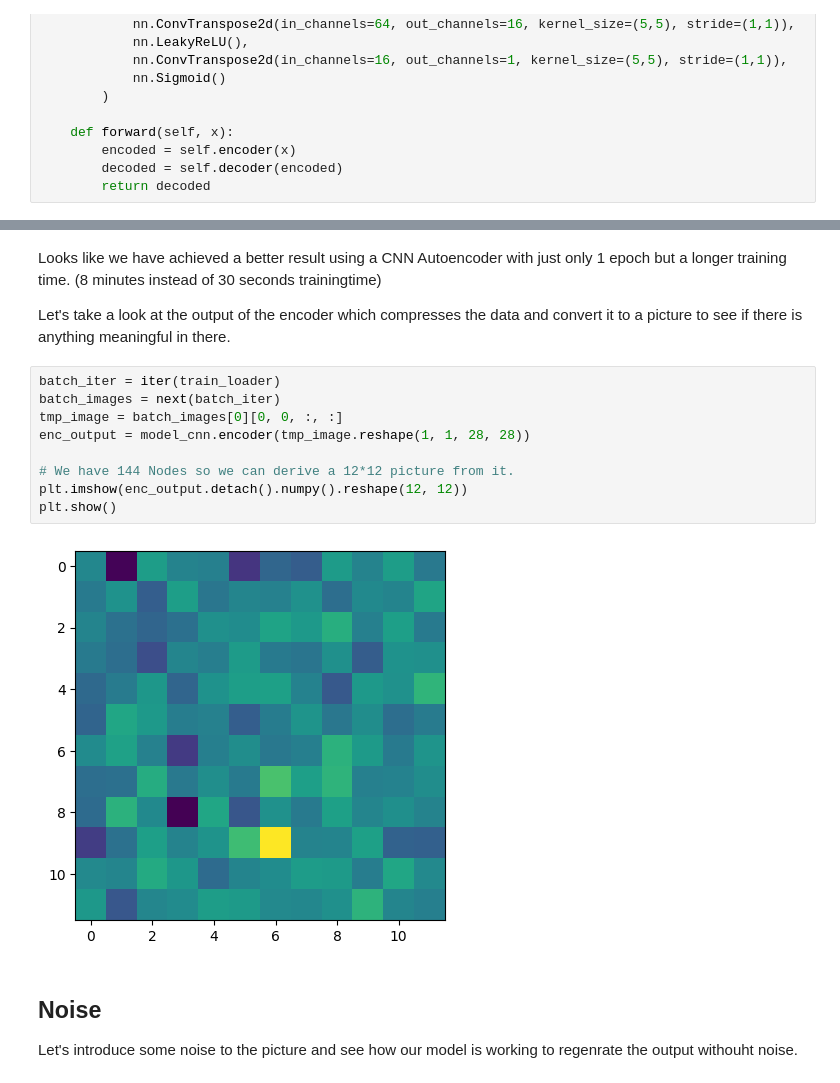
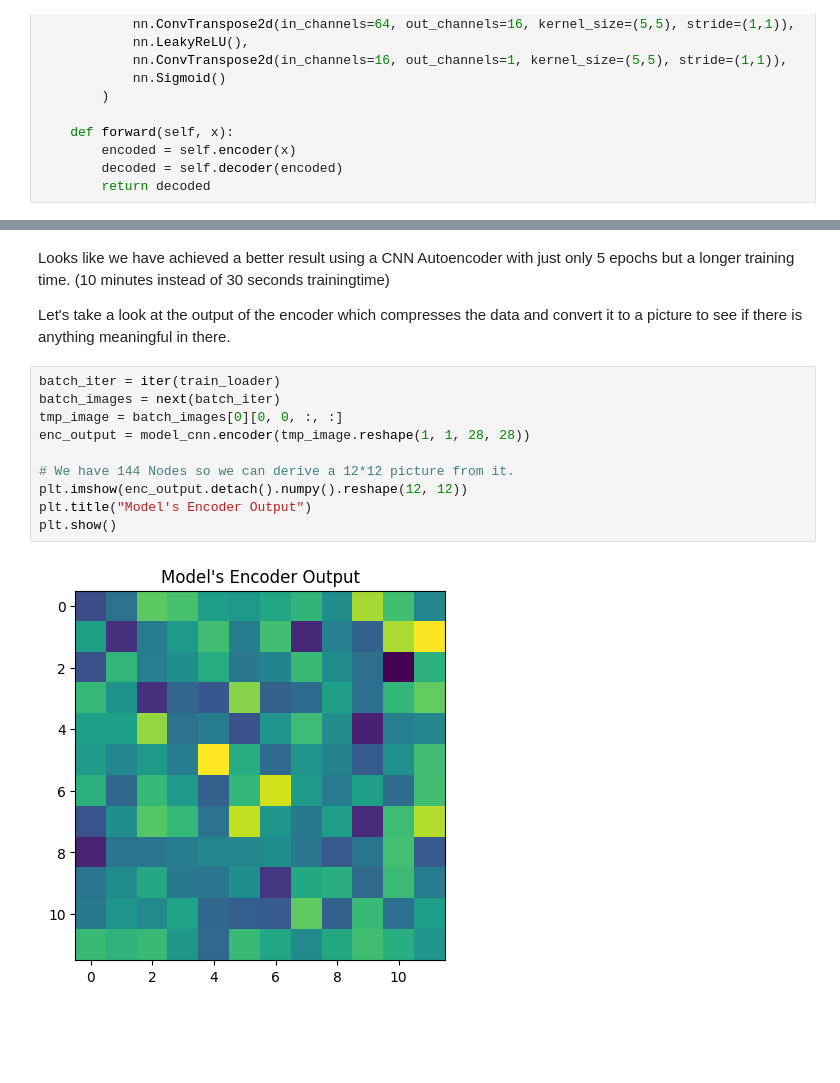
Before and after one commit to Shayan-B/pytorch-autoencoders, a Jupyter notebook: notebooks/Autoencoders.ipynb, the cells around one changed output, grey strips where cells are left out. Drawn from its saved outputs; the diff is of its cells as text; blank space fills up the shorter version.

```diff
--- a/notebooks/Autoencoders.ipynb
+++ b/notebooks/Autoencoders.ipynb
@@ -276,19 +275,16 @@ ae.test_model(train_loader, model_cnn, linear=False)
 # %% [markdown]
-Looks like we have achieved a better result using a CNN Autoencoder with just only 1 epoch but a longer training time. (8 minutes instead of 30 seconds trainingtime)
+Looks like we have achieved a better result using a CNN Autoencoder with just only 5 epochs but a longer training time. (10 minutes instead of 30 seconds trainingtime)
 
 Let's take a look at the output of the encoder which compresses the data and convert it to a picture to see if there is anything meaningful in there.
 # %%
 batch_iter = iter(train_loader)
 batch_images = next(batch_iter)
 tmp_image = batch_images[0][0, 0, :, :]
 enc_output = model_cnn.encoder(tmp_image.reshape(1, 1, 28, 28))
 
 # We have 144 Nodes so we can derive a 12*12 picture from it.
 plt.imshow(enc_output.detach().numpy().reshape(12, 12))
+plt.title("Model's Encoder Output")
 plt.show()
 # %% [output]
-[figure, old version]
+[figure, new version]
-# %% [markdown]
-## Noise
-
-Let's introduce some noise to the picture and see how our model is working to regenrate the output withouht noise.
```
Also changed, not shown: parts of 21 cells of this notebook, 3 other files.
